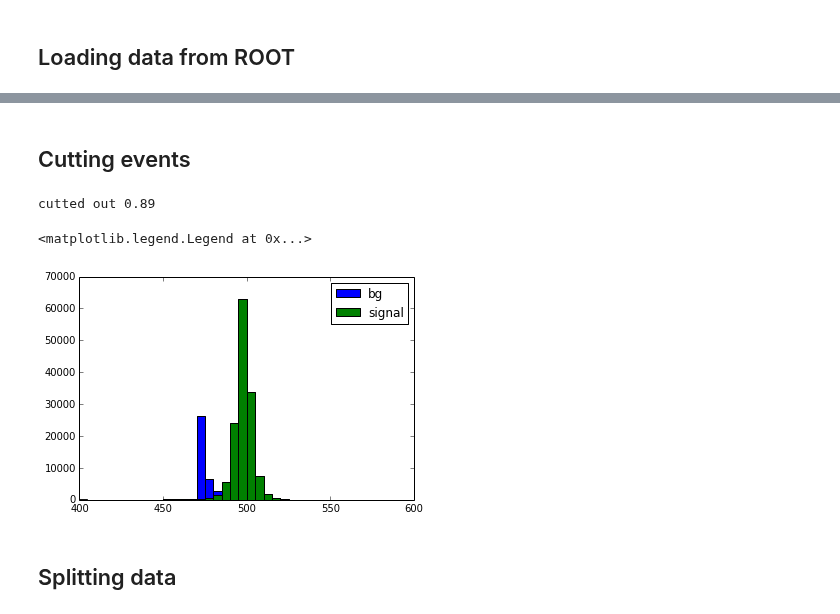
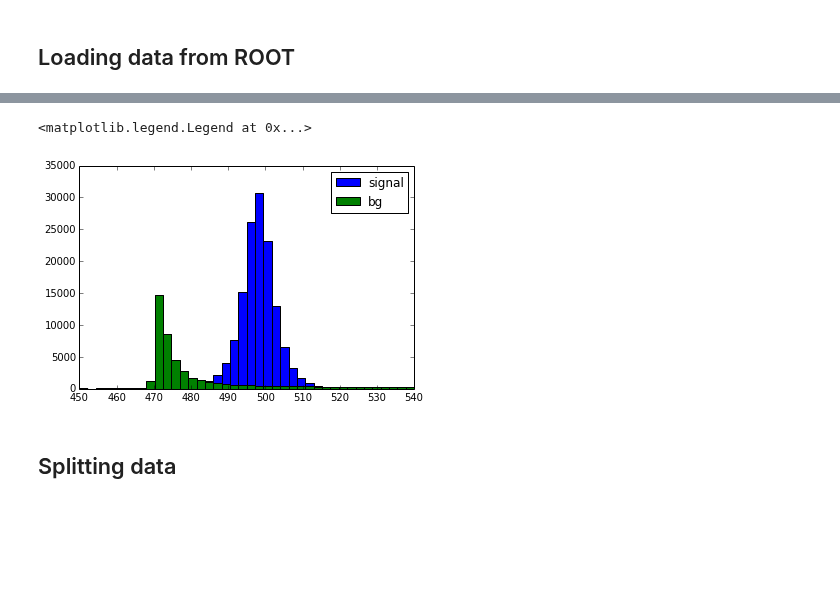
Before and after one commit to anaderi/lhcb_trigger_ml, a Jupyter notebook: IPythonWorkflow/Analysis_KsIntoMuMu.ipynb, the cells around one changed output, grey strips where cells are left out. Cells and saved outputs as stored; diff of their text form; code cells hidden in the pictures; blank space fills up the shorter version.

Commit message:
deleted tis tos, added toymc

```diff
--- a/IPythonWorkflow/Analysis_KsIntoMuMu.ipynb
+++ b/IPythonWorkflow/Analysis_KsIntoMuMu.ipynb
@@ -23,14 +24,14 @@ folder = "/mnt/w76/notebook/datasets/KsMuMu/"
 # %%
 uniform_variables = ['Bmass']
-tos_variables = ["Bips_r", "DOCA","lessIPSmu", "Blife_ps_r","Vchi2","Bpt", "mv_Offline", "C_angle"]
-tis_variables = ["Bips_r", "DOCA","lessIPSmu", "Blife_ps_r","Vchi2","SV1","SV2","SV3", "C_angle"]
+train_variables = ["Bips_r", "DOCA","lessIPSmu", "Blife_ps_r","Vchi2","Bpt", "mv_Offline",
+                 "C_angle", "SV1", "SV2", "SV3", "mu1pt", "mu2pt"]
 # %% [markdown]
 ## Loading data from ROOT
 # %%
-all_branches = set(uniform_variables + tos_variables + tis_variables)
+all_branches = uniform_variables + train_variables
 
 bg1 = root_numpy.root2array('/mnt/w76/notebook/datasets/KsMuMu/MM_A_unblind.root', treename='T', branches=all_branches)
-bg2 = root_numpy.root2array('/mnt/w76/notebook/datasets/KsMuMu/MM_A_unblind.root', treename='T', branches=all_branches)
+bg2 = root_numpy.root2array('/mnt/w76/notebook/datasets/KsMuMu/MM_B_unblind.root', treename='T', branches=all_branches)
 signal = root_numpy.root2array('/mnt/w76/notebook/datasets/KsMuMu/KsMuMu_MC11_ntuples.root', treename='Ksmumu', branches=all_branches)
 # %%
 bg1, bg2, signal = pandas.DataFrame(bg1), pandas.DataFrame(bg2), pandas.DataFrame(signal)
@@ -36,0 +40,7 @@ bg1, bg2, signal = pandas.DataFrame(bg1), pandas.DataFrame(bg2), pandas.DataFram
+# %%
+bg1 = bg1[(bg1.Bmass > 470) & (bg1.Bmass < 580)]
+bg2 = bg2[(bg2.Bmass > 470) & (bg2.Bmass < 580)]
+# %%
+%%time
+bg1, _ = toymc.generateToyMonteCarlo(bg1, len(bg1))
+bg2, _ = toymc.generateToyMonteCarlo(bg2, len(bg2))
@@ -40,30 +60,14 @@ labels = numpy.concatenate([numpy.zeros(len(bg1)), numpy.zeros(len(bg2)), numpy.
-# %% [markdown]
-## Cutting events
-# %%
-def cut_data(data, labels):
-    data = pandas.DataFrame(data)
-    indices = (data.DOCA < 0.3) & (data.Blife_ps_r > 8.9) & (data.Bmass > 450) & (data.Bmass < 1500)
-
-    cutted_bg = (labels < 0.5) & ((data.Bmass < 470 ) | (data.Bmass > 520))
-    # cutting background
-    indices = indices & (~cutted_bg)
-    print 'cutted out %.2f %% of events ' % (sum(1. - indices) / len(indices))
-    return data[indices], labels[numpy.array(indices)]
-
-data, labels = cut_data(data, labels)
-# %% [output]
-cutted out 0.89
 # %%
 # important: switching classes
 # to be fixed soon
 labels = 1 - labels
 # %%
-hist(numpy.array(data.Bmass[labels > 0.5]), bins=40, range=(400, 600), label='bg')
-hist(numpy.array(data.Bmass[labels < 0.5]), bins=40, range=(400, 600), label='signal')
+hist(numpy.array(data.Bmass[labels < 0.5]), bins=40, range=(450, 540), label='signal')
+hist(numpy.array(data.Bmass[labels > 0.5]), bins=40, range=(450, 540), label='bg')
 legend()
 # %% [output]
 <matplotlib.legend.Legend at 0x...>
-[figure, old version]
+[figure, new version]
 # %% [markdown]
 ## Splitting data
 # %%
```
Also changed, not shown: parts of 26 cells of this notebook, 1 other file.
